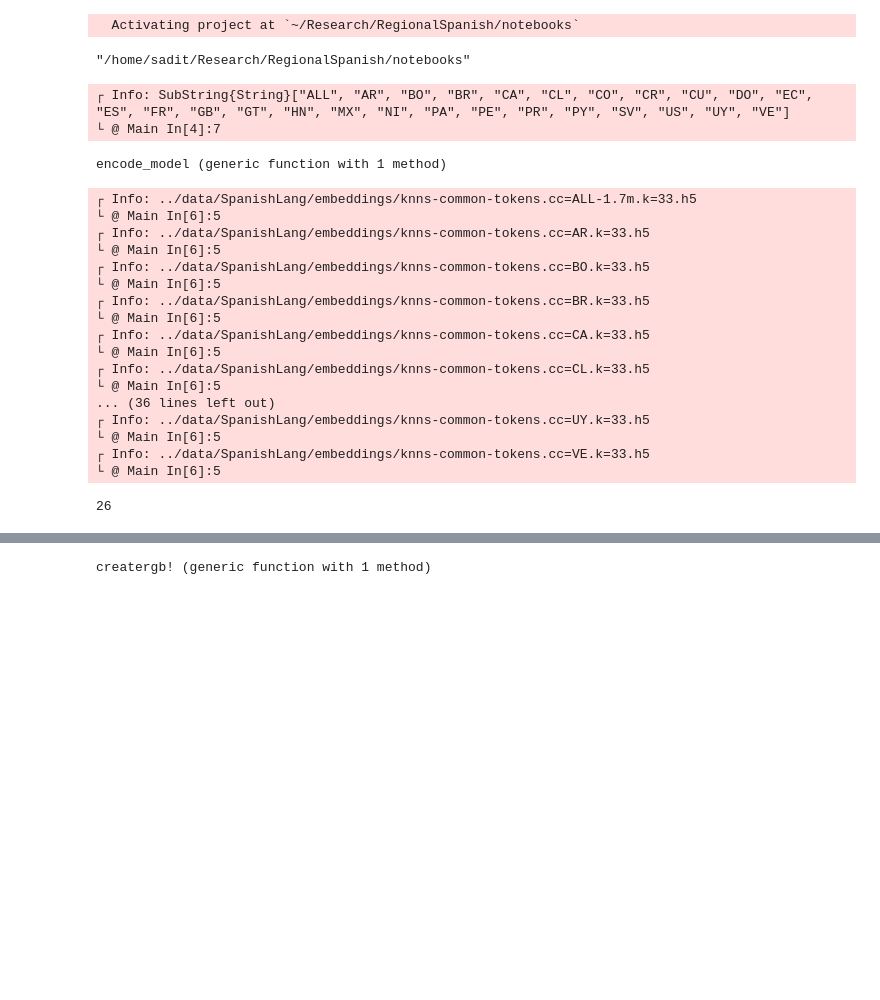
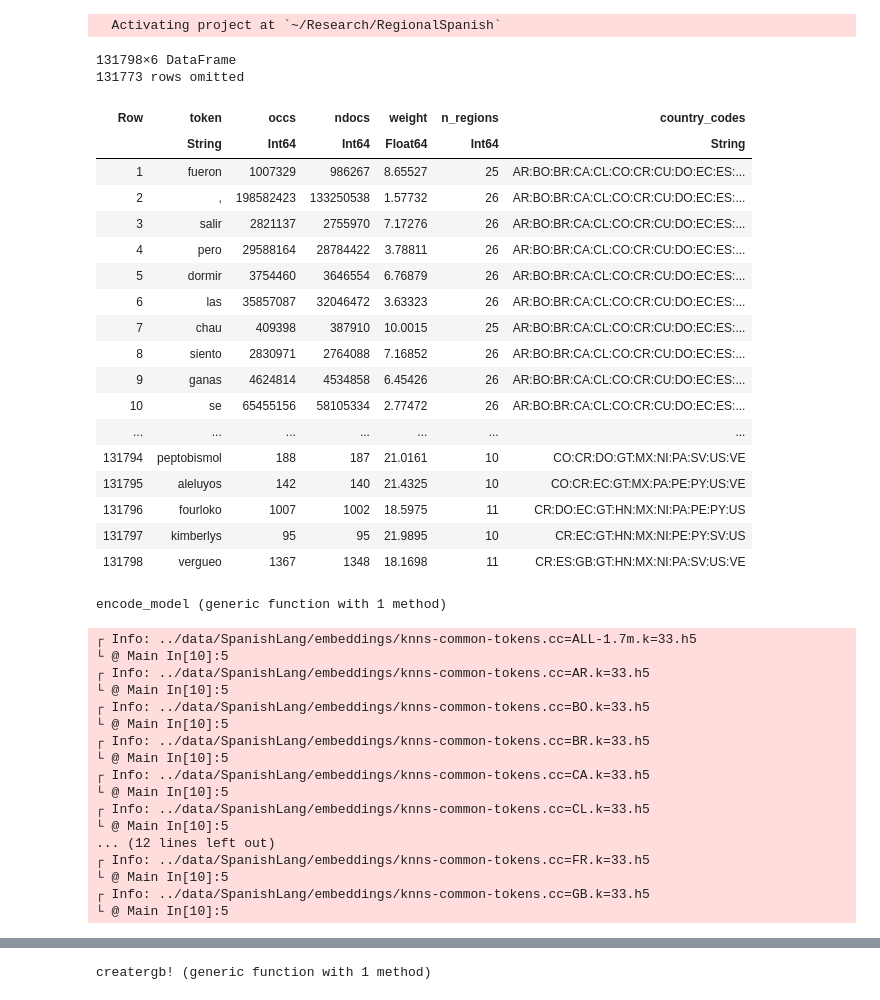
Before and after one commit to INGEOTEC/RegionalSpanish, a Jupyter notebook: notebooks/visualize-common-voc-semantic.ipynb, the cells around one changed output, grey strips where cells are left out. Cells and saved outputs as stored; diff of their text form; code cells hidden in the pictures; blank space fills up the shorter version.

```diff
--- a/notebooks/visualize-common-voc-semantic.ipynb
+++ b/notebooks/visualize-common-voc-semantic.ipynb
@@ -1,5 +0,0 @@
-# %%
-using Pkg
-Pkg.activate("..")
-# %% [output]
-  Activating project at `~/Research/RegionalSpanish/notebooks`
@@ -8,18 +1,38 @@ using SimilaritySearch, SimSearchManifoldLearning, TextSearch, LinearAlgebra, HD
-# %%
-pwd()
-# %% [output]
-"/home/sadit/Research/RegionalSpanish/notebooks"
+# %%
+using Pkg
+Pkg.activate("..")
+# GQ was removed since it has too few intersecting tokens
+# adds ALL
+VALID_CC = ["ALL", "AR", "BO", "BR", "CA", "CL", "CO", "CR", "CU", "DO", "EC", "ES", "FR", "GB", "GT", "HN", "MX", "NI", "PA", "PE", "PR", "PY", "SV", "US", "UY", "VE"]
+using SimilaritySearch, SimSearchManifoldLearning, TextSearch, LinearAlgebra, HDF5, JSON, JLD2, CSV, DataFrames, Glob, StatsBase, Plots
+# %% [output]
+  Activating project at `~/Research/RegionalSpanish`
 # %%
 edir = "../data/SpanishLang/embeddings"
 k = 33
-common = CSV.read("../data/SpanishLang/common-tokens-per-region.tsv.gz", DataFrame, delim='\t')
-subset!(common, :n_regions => n -> n .> 10)
-cclist = split(first(subset(common, :n_regions => n -> n .== 26).country_codes), ',')
-cclist = [cc for cc in cclist if cc != "GQ"]  # removing GQ since it has too few intersecting tokens
-@info sort!(cclist)
+common = CSV.read("../data/SpanishLang/voc/ALL.tsv.gz", DataFrame, delim='\t')
+subset!(common, :n_regions => n -> n .>= 10)
 # %% [output]
-┌ Info: SubString{String}["ALL", "AR", "BO", "BR", "CA", "CL", "CO", "CR", "CU", "DO", "EC", "ES", "FR", "GB", "GT", "HN", "MX", "NI", "PA", "PE", "PR", "PY", "SV", "US", "UY", "VE"]
-└ @ Main In[4]:7
+131798×6 DataFrame
+131773 rows omitted
+| Row | token | occs | ndocs | weight | n_regions | country_codes |
+|  | String | Int64 | Int64 | Float64 | Int64 | String |
+| 1 | fueron | 1007329 | 986267 | 8.65527 | 25 | AR:BO:BR:CA:CL:CO:CR:CU:DO:EC:ES:... |
+| 2 | , | 198582423 | 133250538 | 1.57732 | 26 | AR:BO:BR:CA:CL:CO:CR:CU:DO:EC:ES:... |
+| 3 | salir | 2821137 | 2755970 | 7.17276 | 26 | AR:BO:BR:CA:CL:CO:CR:CU:DO:EC:ES:... |
+| 4 | pero | 29588164 | 28784422 | 3.78811 | 26 | AR:BO:BR:CA:CL:CO:CR:CU:DO:EC:ES:... |
+| 5 | dormir | 3754460 | 3646554 | 6.76879 | 26 | AR:BO:BR:CA:CL:CO:CR:CU:DO:EC:ES:... |
+| 6 | las | 35857087 | 32046472 | 3.63323 | 26 | AR:BO:BR:CA:CL:CO:CR:CU:DO:EC:ES:... |
+| 7 | chau | 409398 | 387910 | 10.0015 | 25 | AR:BO:BR:CA:CL:CO:CR:CU:DO:EC:ES:... |
+| 8 | siento | 2830971 | 2764088 | 7.16852 | 26 | AR:BO:BR:CA:CL:CO:CR:CU:DO:EC:ES:... |
+| 9 | ganas | 4624814 | 4534858 | 6.45426 | 26 | AR:BO:BR:CA:CL:CO:CR:CU:DO:EC:ES:... |
+| 10 | se | 65455156 | 58105334 | 2.77472 | 26 | AR:BO:BR:CA:CL:CO:CR:CU:DO:EC:ES:... |
+| ... | ... | ... | ... | ... | ... | ... |
+| 131794 | peptobismol | 188 | 187 | 21.0161 | 10 | CO:CR:DO:GT:MX:NI:PA:SV:US:VE |
+| 131795 | aleluyos | 142 | 140 | 21.4325 | 10 | CO:CR:EC:GT:MX:PA:PE:PY:US:VE |
+| 131796 | fourloko | 1007 | 1002 | 18.5975 | 11 | CR:DO:EC:GT:HN:MX:NI:PA:PE:PY:US |
+| 131797 | kimberlys | 95 | 95 | 21.9895 | 10 | CR:EC:GT:HN:MX:NI:PE:PY:SV:US |
+| 131798 | vergueo | 1367 | 1348 | 18.1698 | 11 | CR:ES:GB:GT:HN:MX:NI:PA:SV:US:VE |
 # %%
 function encode_model(knns, dists, vocab)
     #vocab = Symbol.(vocab)
@@ -40,7 +53,7 @@ encode_model (generic function with 1 method)
 # %%
 db = []
 
-for cc in cclist
+for cc in VALID_CC
     modelname = only(glob(joinpath(edir, "knns-common-tokens.cc=$cc*.h5")))
     @info modelname
     knns_, dists_, vocab_ = load(modelname, "knns", "dists", "vocab")
@@ -50,22 +63,21 @@ end
 length(db)
 # %% [output]
 ┌ Info: ../data/SpanishLang/embeddings/knns-common-tokens.cc=ALL-1.7m.k=33.h5
-└ @ Main In[6]:5
+└ @ Main In[10]:5
 ┌ Info: ../data/SpanishLang/embeddings/knns-common-tokens.cc=AR.k=33.h5
-└ @ Main In[6]:5
+└ @ Main In[10]:5
 ┌ Info: ../data/SpanishLang/embeddings/knns-common-tokens.cc=BO.k=33.h5
-└ @ Main In[6]:5
+└ @ Main In[10]:5
 ┌ Info: ../data/SpanishLang/embeddings/knns-common-tokens.cc=BR.k=33.h5
-└ @ Main In[6]:5
+└ @ Main In[10]:5
 ┌ Info: ../data/SpanishLang/embeddings/knns-common-tokens.cc=CA.k=33.h5
-└ @ Main In[6]:5
+└ @ Main In[10]:5
 ┌ Info: ../data/SpanishLang/embeddings/knns-common-tokens.cc=CL.k=33.h5
-└ @ Main In[6]:5
-... (36 lines left out)
-┌ Info: ../data/SpanishLang/embeddings/knns-common-tokens.cc=UY.k=33.h5
-└ @ Main In[6]:5
-┌ Info: ../data/SpanishLang/embeddings/knns-common-tokens.cc=VE.k=33.h5
-└ @ Main In[6]:5
+└ @ Main In[10]:5
+... (12 lines left out)
+┌ Info: ../data/SpanishLang/embeddings/knns-common-tokens.cc=FR.k=33.h5
+└ @ Main In[10]:5
+┌ Info: ../data/SpanishLang/embeddings/knns-common-tokens.cc=GB.k=33.h5
+└ @ Main In[10]:5
-26
 # %%
 dist = NormalizedCosineDistance()
```
Also changed, not shown: parts of 4 cells of this notebook, 40 other files.
